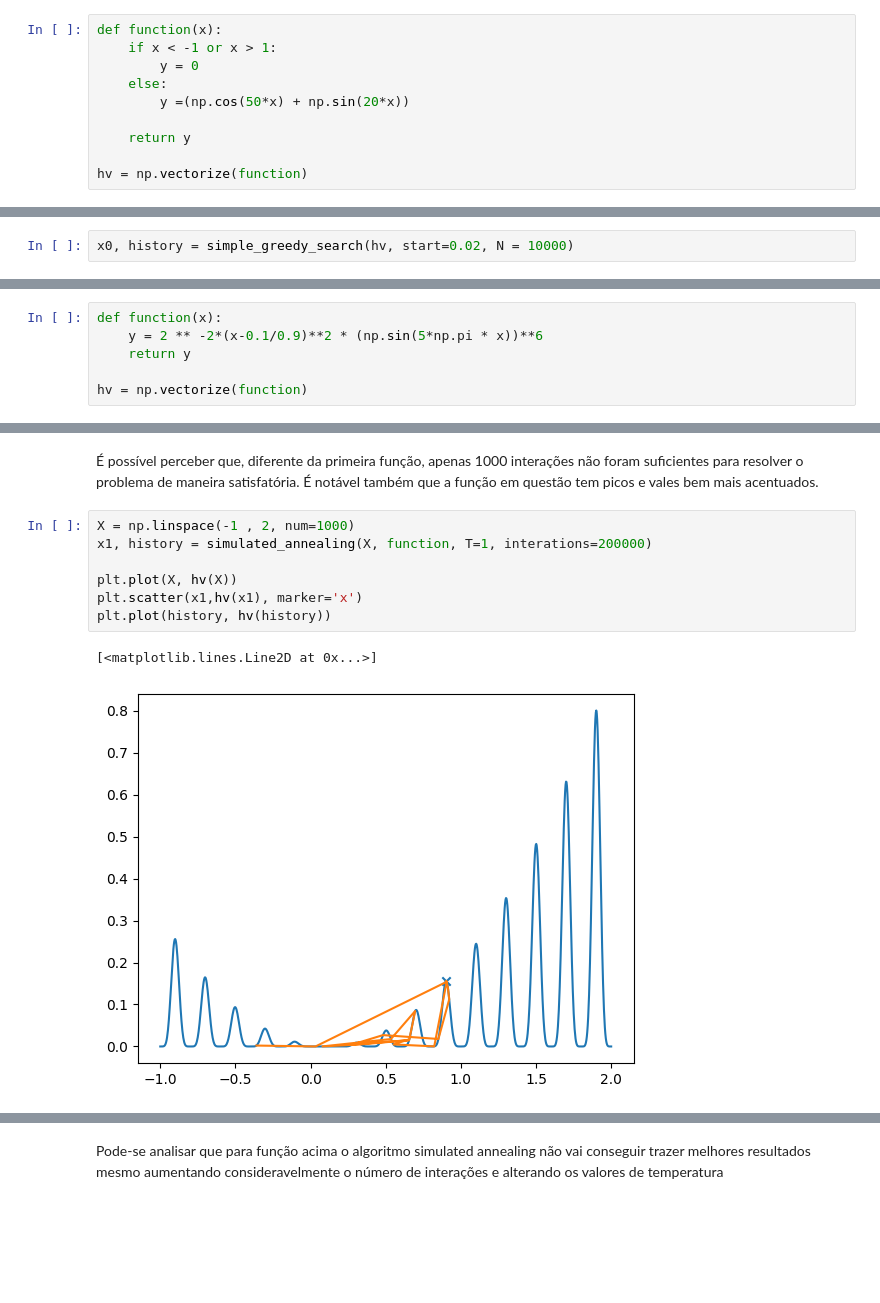
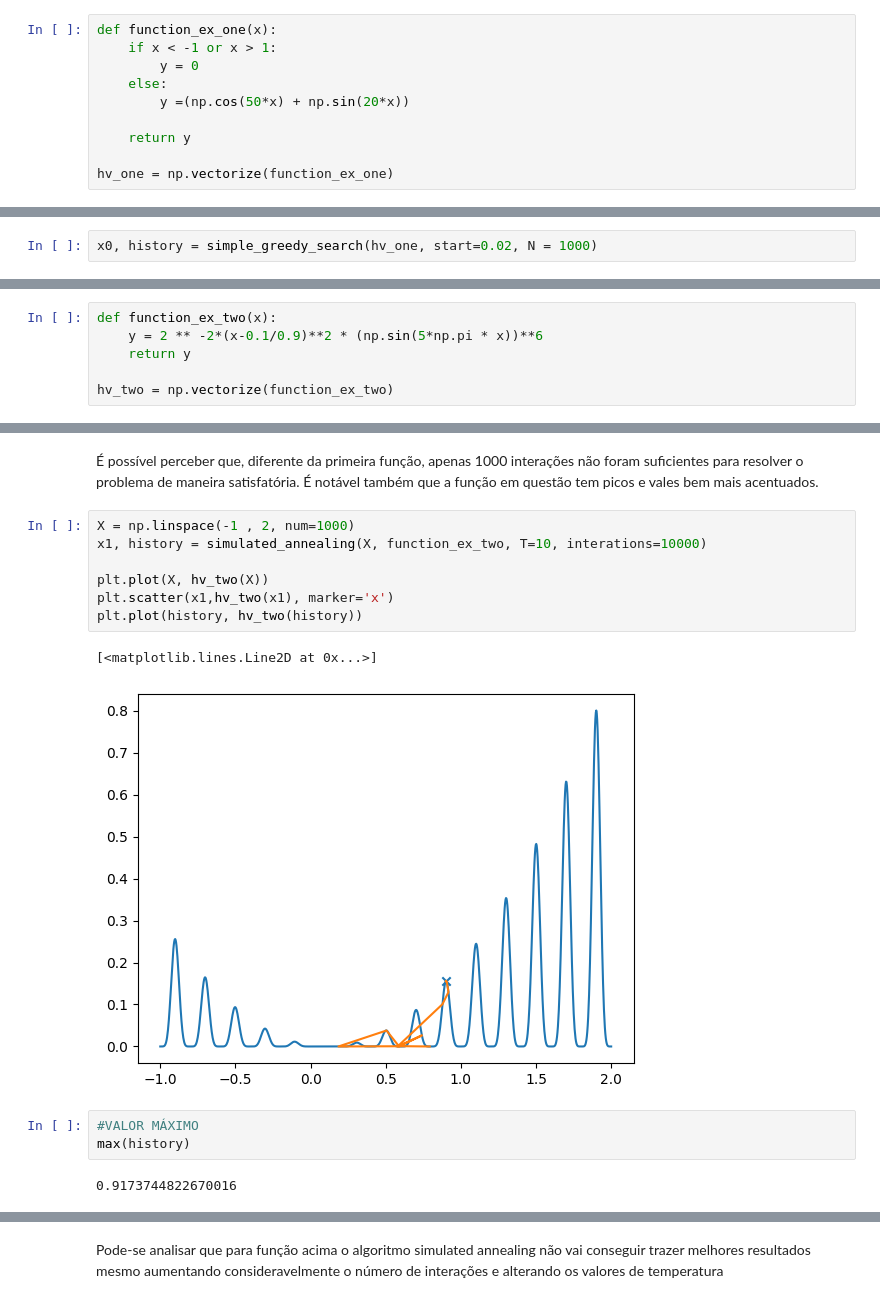
Before and after one commit to RichardeLira/Simulated-Annealing-optimization-algorithms, a Jupyter notebook: Annealing.ipynb, the cells around one changed output, grey strips where cells are left out. Drawn from its saved outputs; the diff is of its cells as text; blank space fills up the shorter version.

```diff
--- a/Annealing.ipynb
+++ b/Annealing.ipynb
@@ -13,5 +68,5 @@ import matplotlib.pyplot as plt
 # %%
-def function(x):
+def function_ex_one(x):
     if x < -1 or x > 1:
         y = 0
     else:
@@ -19,7 +74,7 @@ def function(x):
 
     return y
 
-hv = np.vectorize(function)
+hv_one = np.vectorize(function_ex_one)
 # %% [markdown]
 Analisando o sinal gerado
 # %%
@@ -59,5 +114,5 @@ def simple_greedy_search(func, start=0, N=1000):
 
     return x, history
 # %%
-x0, history = simple_greedy_search(hv, start=0.02, N = 10000)
+x0, history = simple_greedy_search(hv_one, start=0.02, N = 1000)
 # %%
@@ -97,11 +256,11 @@ plt.plot(history, hv(history))
 # %% [markdown]
 ## Repetindo o mesmo processo com outra função
 # %%
-def function(x):
+def function_ex_two(x):
     y = 2 ** -2*(x-0.1/0.9)**2 * (np.sin(5*np.pi * x))**6
     return y
 
-hv = np.vectorize(function)
+hv_two = np.vectorize(function_ex_two)
 # %% [markdown]
 Analisando o sinal gerado
 # %%
@@ -138,11 +297,16 @@ plt.plot(history, hv(history))
 É possível perceber que, diferente da primeira função, apenas 1000 interações não foram suficientes para resolver o problema de maneira satisfatória. É notável também que a função em questão tem picos e vales bem mais acentuados.
 # %%
 X = np.linspace(-1 , 2, num=1000)
-x1, history = simulated_annealing(X, function, T=1, interations=200000)
+x1, history = simulated_annealing(X, function_ex_two, T=10, interations=10000)
 
-plt.plot(X, hv(X))
-plt.scatter(x1,hv(x1), marker='x')
-plt.plot(history, hv(history))
+plt.plot(X, hv_two(X))
+plt.scatter(x1,hv_two(x1), marker='x')
+plt.plot(history, hv_two(history))
 # %% [output]
 [<matplotlib.lines.Line2D at 0x...>]
-[figure, old version]
+[figure, new version]
+# %%
+#VALOR MÁXIMO
+max(history)
+# %% [output]
+0.9173744822670016
```
Also changed, not shown: parts of 29 cells of this notebook.
